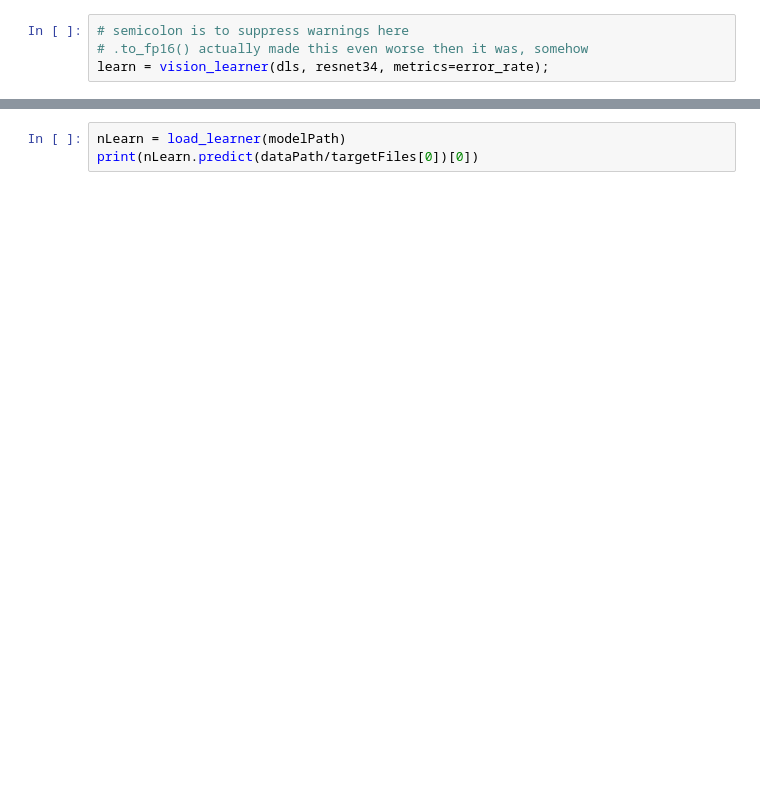
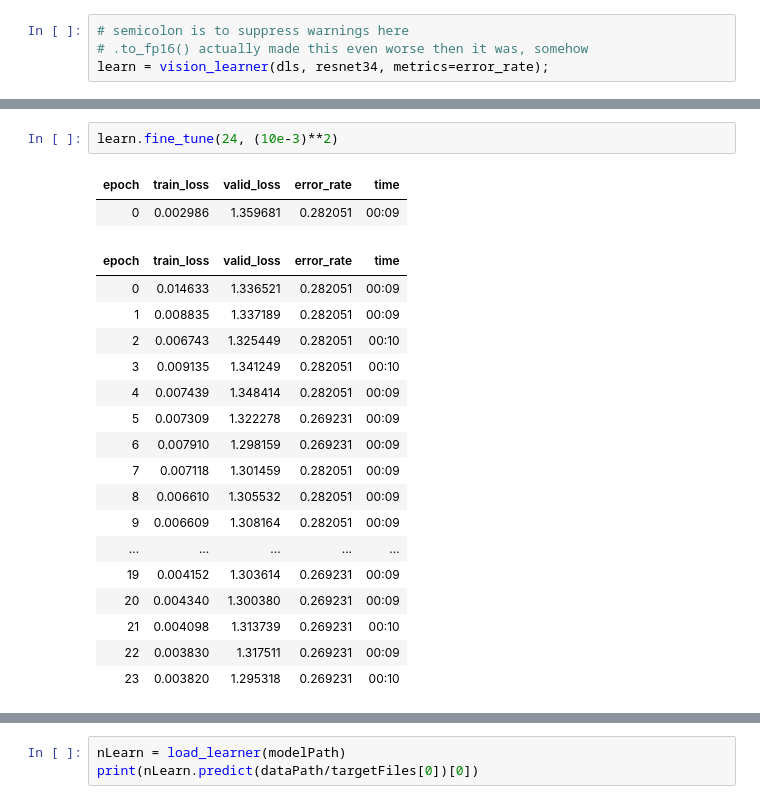
Before and after one commit to Shoklan/public-projects, a Jupyter notebook: WallpaperManager/Notebook.ipynb, the cells around one changed output, grey strips where cells are left out. Cells and saved outputs as stored; diff of their text form; blank space fills up the shorter version.

```diff
--- a/WallpaperManager/Notebook.ipynb
+++ b/WallpaperManager/Notebook.ipynb
@@ -235,2 +228,24 @@ learn.fine_tune(12, .0006)
+# %%
+learn.fine_tune(24, (10e-3)**2)
+# %% [output]
+| epoch | train_loss | valid_loss | error_rate | time |
+| 0 | 0.002986 | 1.359681 | 0.282051 | 00:09 |
+| epoch | train_loss | valid_loss | error_rate | time |
+| 0 | 0.014633 | 1.336521 | 0.282051 | 00:09 |
+| 1 | 0.008835 | 1.337189 | 0.282051 | 00:09 |
+| 2 | 0.006743 | 1.325449 | 0.282051 | 00:10 |
+| 3 | 0.009135 | 1.341249 | 0.282051 | 00:10 |
+| 4 | 0.007439 | 1.348414 | 0.282051 | 00:09 |
+| 5 | 0.007309 | 1.322278 | 0.269231 | 00:09 |
+| 6 | 0.007910 | 1.298159 | 0.269231 | 00:09 |
+| 7 | 0.007118 | 1.301459 | 0.282051 | 00:09 |
+| 8 | 0.006610 | 1.305532 | 0.282051 | 00:09 |
+| 9 | 0.006609 | 1.308164 | 0.282051 | 00:09 |
+| ... | ... | ... | ... | ... |
+| 19 | 0.004152 | 1.303614 | 0.269231 | 00:09 |
+| 20 | 0.004340 | 1.300380 | 0.269231 | 00:09 |
+| 21 | 0.004098 | 1.313739 | 0.269231 | 00:10 |
+| 22 | 0.003830 | 1.317511 | 0.269231 | 00:09 |
+| 23 | 0.003820 | 1.295318 | 0.269231 | 00:10 |
 # %%
 interp = Interpretation.from_learner(learn)
```
Also changed, not shown: parts of 8 cells of this notebook, 5 other files.
